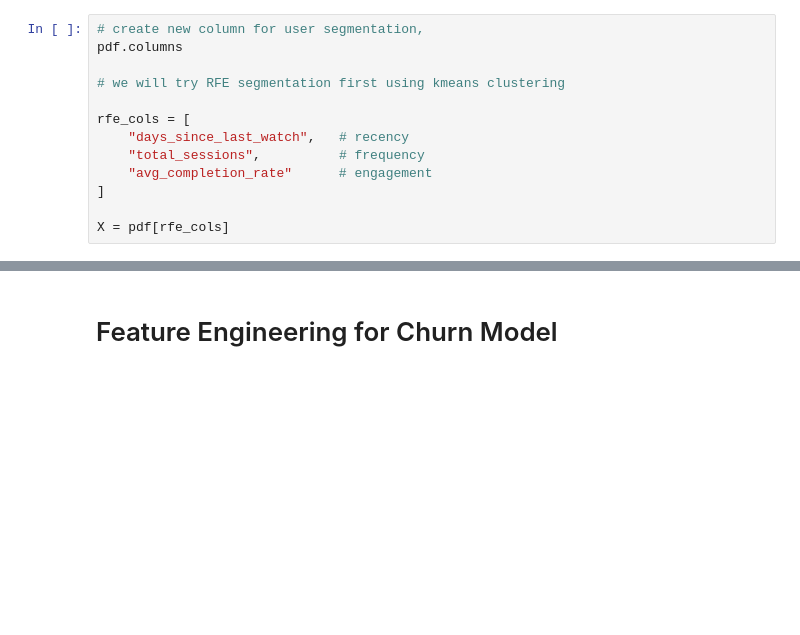
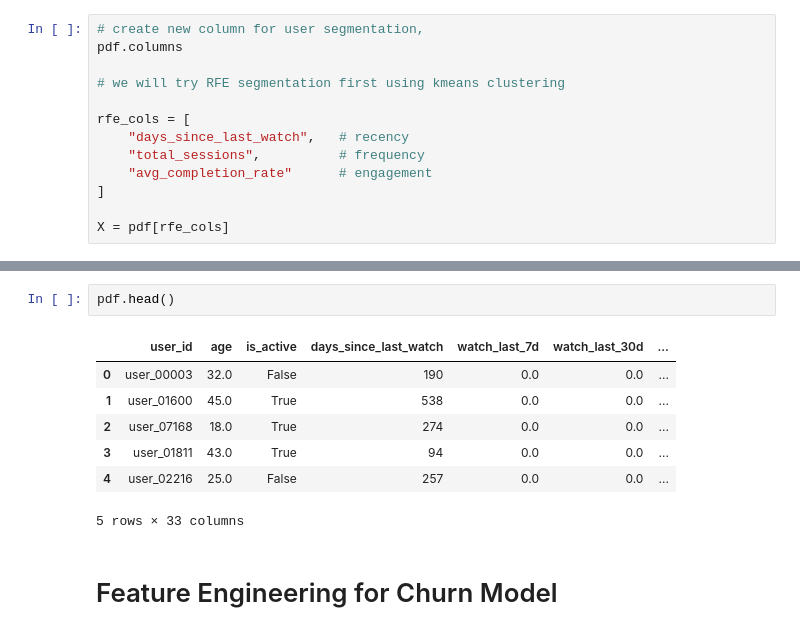
Before and after one commit to allison2368/Netflix-User-Behavior, a Jupyter notebook: churn_model/churn_model.ipynb, the cells around one changed output, grey strips where cells are left out. Saved outputs shown, nothing was run; the diff lists cells and outputs as text; blank space fills up the shorter version.

```diff
--- a/churn_model/churn_model.ipynb
+++ b/churn_model/churn_model.ipynb
@@ -163,3 +217,13 @@ plt.show()
+# %%
+pdf.head()
+# %% [output]
+|  | user_id | age | is_active | days_since_last_watch | watch_last_7d | watch_last_30d | ... |
+| 0 | user_00003 | 32.0 | False | 190 | 0.0 | 0.0 | ... |
+| 1 | user_01600 | 45.0 | True | 538 | 0.0 | 0.0 | ... |
+| 2 | user_07168 | 18.0 | True | 274 | 0.0 | 0.0 | ... |
+| 3 | user_01811 | 43.0 | True | 94 | 0.0 | 0.0 | ... |
+| 4 | user_02216 | 25.0 | False | 257 | 0.0 | 0.0 | ... |
+5 rows × 33 columns
 # %% [markdown]
 # Feature Engineering for Churn Model
 # %%
```
Also changed, not shown: parts of 14 cells of this notebook.
